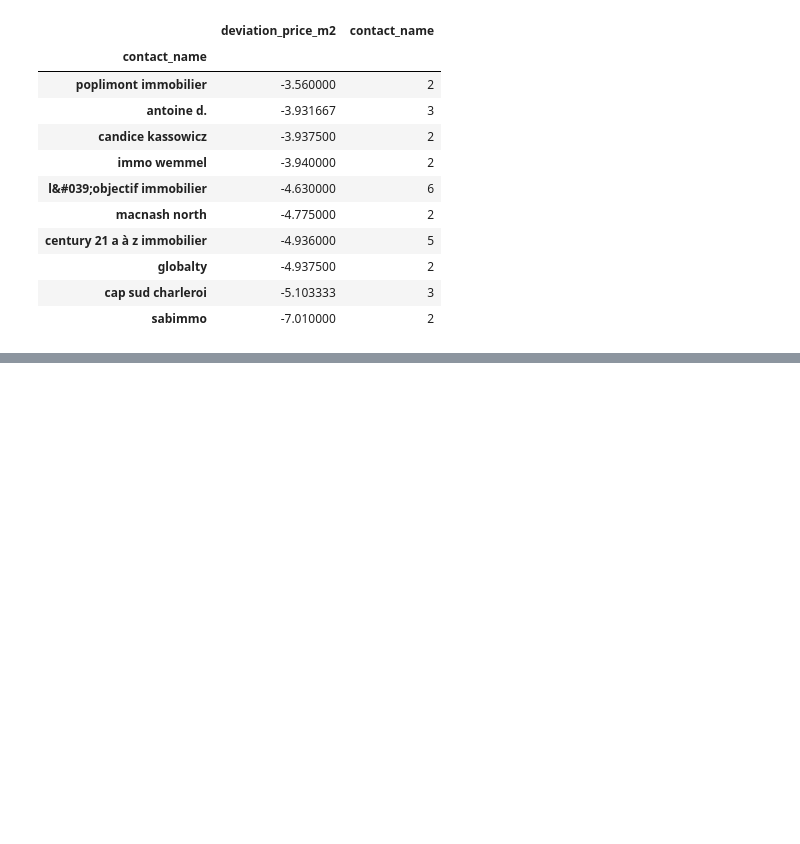
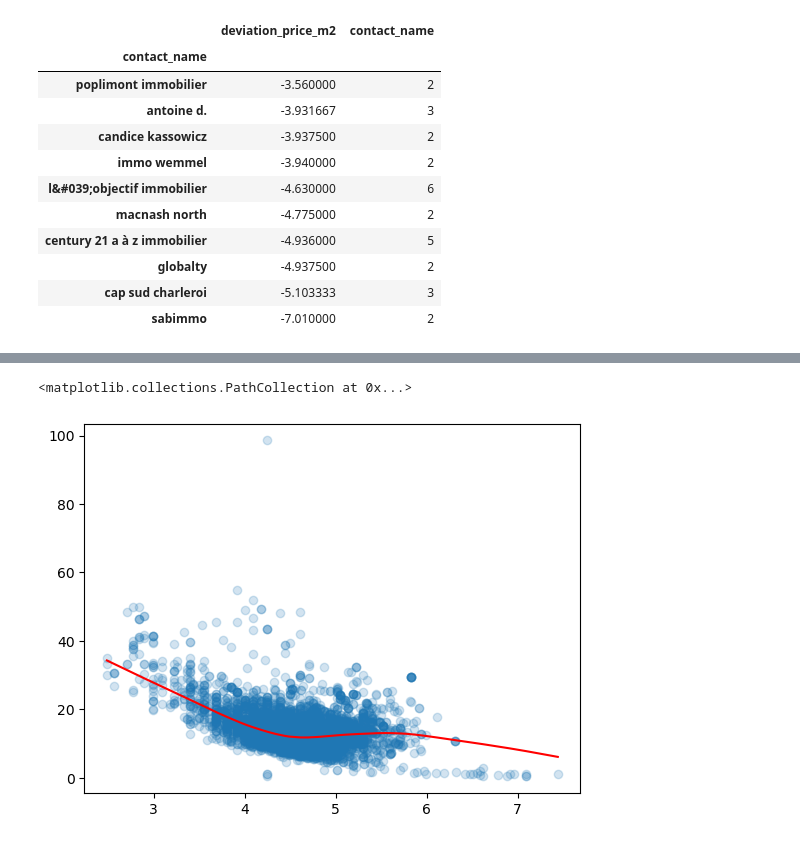
Before and after one commit to marcandre259/immo_report, a Jupyter notebook: notebooks/marki/m2_geo_check.ipynb, the cells around one changed output, grey strips where cells are left out. Drawn from its saved outputs; the diff is of its cells as text; code cells hidden in the pictures; blank space fills up the shorter version.

```diff
--- a/notebooks/marki/m2_geo_check.ipynb
+++ b/notebooks/marki/m2_geo_check.ipynb
@@ -468,0 +501,20 @@ gpd_apart.groupby("contact_name").agg(
+# %%
+# Find rows with both living area and price not missing
+bl_valid = gpd_apart[["living_area", "price_m2"]].apply(
+    lambda x: np.logical_not(np.any(np.isnan(x))), axis=1
+)
+# %%
+## Modeling m2 price per living area
+loess_arr = sm.nonparametric.lowess(
+    gpd_apart["price_m2"].loc[bl_valid], np.log(gpd_apart["living_area"].loc[bl_valid])
+)
+
+plt.plot(loess_arr[:, 0], loess_arr[:, 1], color="red")
+plt.scatter(
+    np.log(gpd_apart["living_area"].loc[bl_valid]),
+    gpd_apart["price_m2"].loc[bl_valid],
+    alpha=0.2,
+)
+# %% [output]
+<matplotlib.collections.PathCollection at 0x...>
+[figure, added]
```
Also changed, not shown: parts of 3 cells of this notebook.
